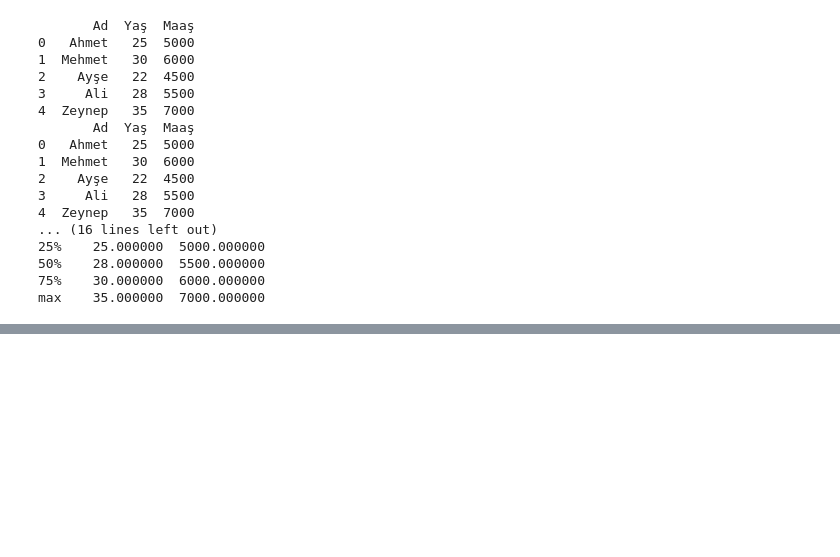
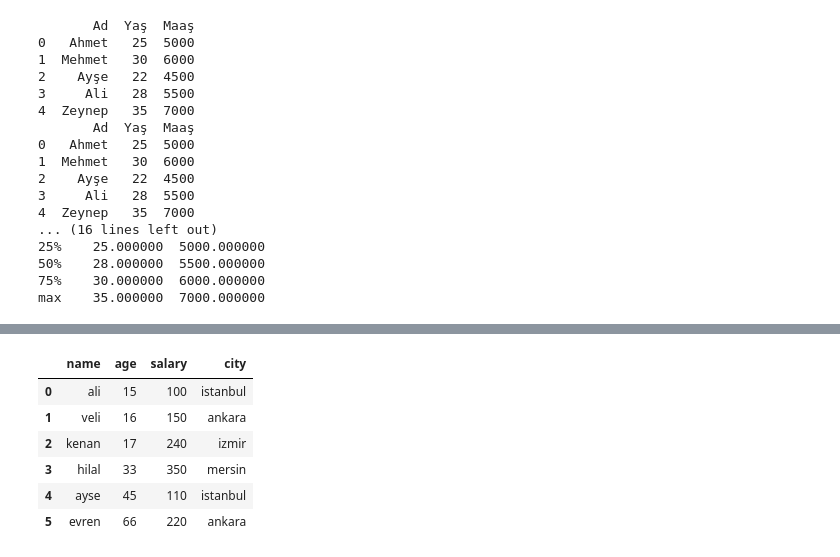
Before and after one commit to ayzezzz/Pupilica-AI-Bootcamp-Notes, a Jupyter notebook: pandas_operations.ipynb, the cells around one changed output, grey strips where cells are left out. Drawn from its saved outputs; the diff is of its cells as text; code cells hidden in the pictures; blank space fills up the shorter version.

```diff
--- a/pandas_operations.ipynb
+++ b/pandas_operations.ipynb
@@ -182,0 +185,7 @@ max    35.000000  7000.000000
+# %%
+dictionary = {"name":["ali","veli","kenan","hilal","ayse","evren"],
+              "age": [15,16,17,33,45,66],
+              "salary": [100,150,240,350,110,220]}
+veri = pd.DataFrame(dictionary)
+print(type(veri))
+veri
@@ -182,0 +223,4 @@ max    35.000000  7000.000000
+# %%
+# dataframe içerisine yeni sutun ekleme
+veri["city"] = ["istanbul","ankara","izmir","mersin","istanbul","ankara"]
+veri["city"]
@@ -182,0 +236,11 @@ max    35.000000  7000.000000
+# %%
+veri["salary"] + 20*veri["salary"]/100
+veri
+# %% [output]
+|  | name | age | salary | city |
+| 0 | ali | 15 | 100 | istanbul |
+| 1 | veli | 16 | 150 | ankara |
+| 2 | kenan | 17 | 240 | izmir |
+| 3 | hilal | 33 | 350 | mersin |
+| 4 | ayse | 45 | 110 | istanbul |
+| 5 | evren | 66 | 220 | ankara |
```
Also changed, not shown: parts of 10 cells of this notebook, 1 other file.
